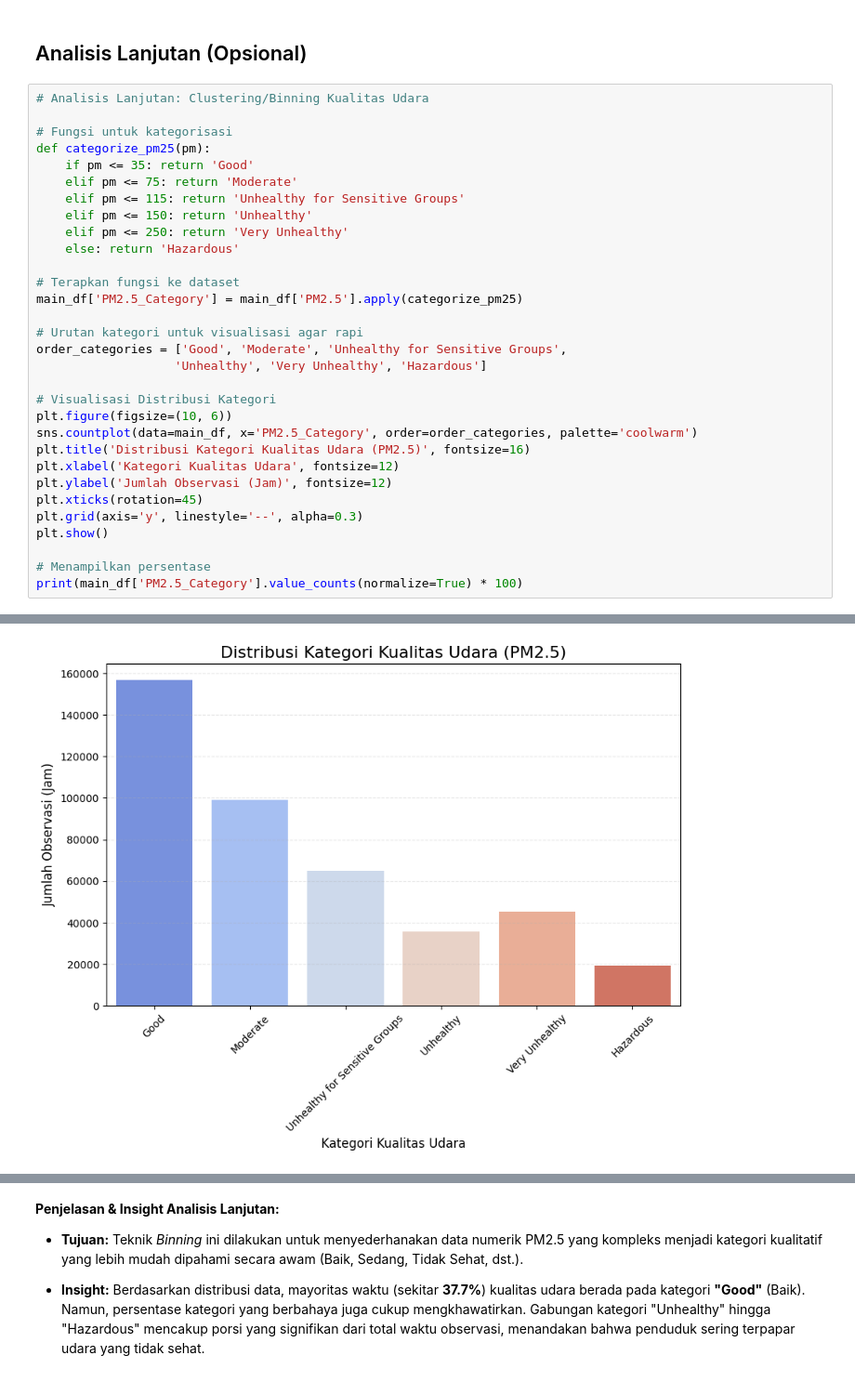
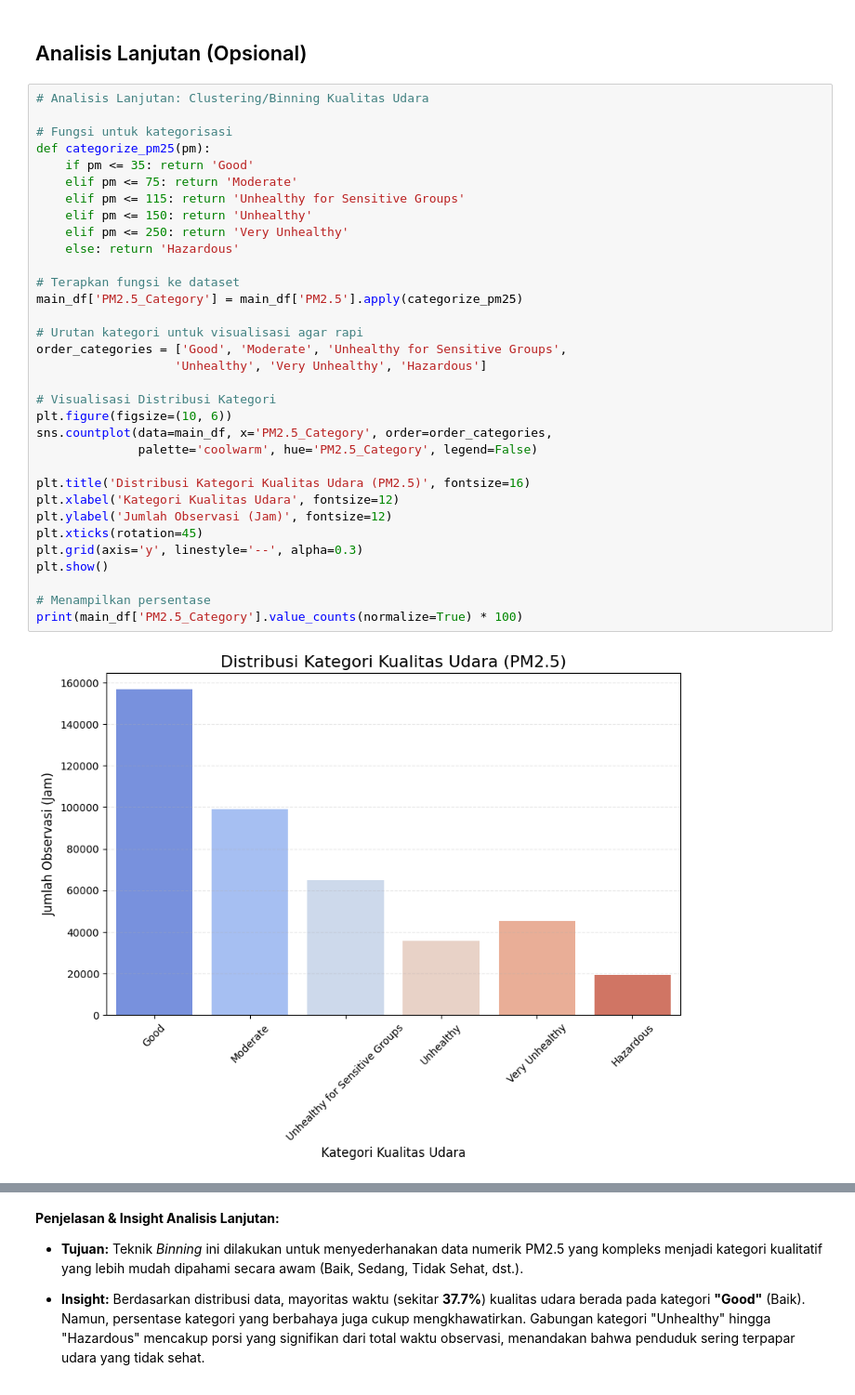
Before and after one commit to defanggaabypn/submission, a Jupyter notebook: notebook.ipynb, the cells around one changed output, grey strips where cells are left out. Shown at 93% size. Cells and saved outputs as stored; diff of their text form.

```diff
--- a/notebook.ipynb
+++ b/notebook.ipynb
@@ -235,31 +232,34 @@ Passing `palette` without assigning `hue` is deprecated and will be removed in v
 # Analisis Lanjutan: Clustering/Binning Kualitas Udara
 
 # Fungsi untuk kategorisasi
 def categorize_pm25(pm):
     if pm <= 35: return 'Good'
     elif pm <= 75: return 'Moderate'
     elif pm <= 115: return 'Unhealthy for Sensitive Groups'
     elif pm <= 150: return 'Unhealthy'
     elif pm <= 250: return 'Very Unhealthy'
     else: return 'Hazardous'
 
 # Terapkan fungsi ke dataset
 main_df['PM2.5_Category'] = main_df['PM2.5'].apply(categorize_pm25)
 
 # Urutan kategori untuk visualisasi agar rapi
 order_categories = ['Good', 'Moderate', 'Unhealthy for Sensitive Groups',
                    'Unhealthy', 'Very Unhealthy', 'Hazardous']
 
 # Visualisasi Distribusi Kategori
 plt.figure(figsize=(10, 6))
-sns.countplot(data=main_df, x='PM2.5_Category', order=order_categories, palette='coolwarm')
+sns.countplot(data=main_df, x='PM2.5_Category', order=order_categories,
+              palette='coolwarm', hue='PM2.5_Category', legend=False)
+
 plt.title('Distribusi Kategori Kualitas Udara (PM2.5)', fontsize=16)
 plt.xlabel('Kategori Kualitas Udara', fontsize=12)
 plt.ylabel('Jumlah Observasi (Jam)', fontsize=12)
 plt.xticks(rotation=45)
 plt.grid(axis='y', linestyle='--', alpha=0.3)
 plt.show()
 
 # Menampilkan persentase
 print(main_df['PM2.5_Category'].value_counts(normalize=True) * 100)
 # %% [output]
+[figure]
@@ -269 +273,0 @@ Passing `palette` without assigning `hue` is deprecated and will be removed in v
-[figure]
```
Also changed, not shown: parts of 4 cells of this notebook.
